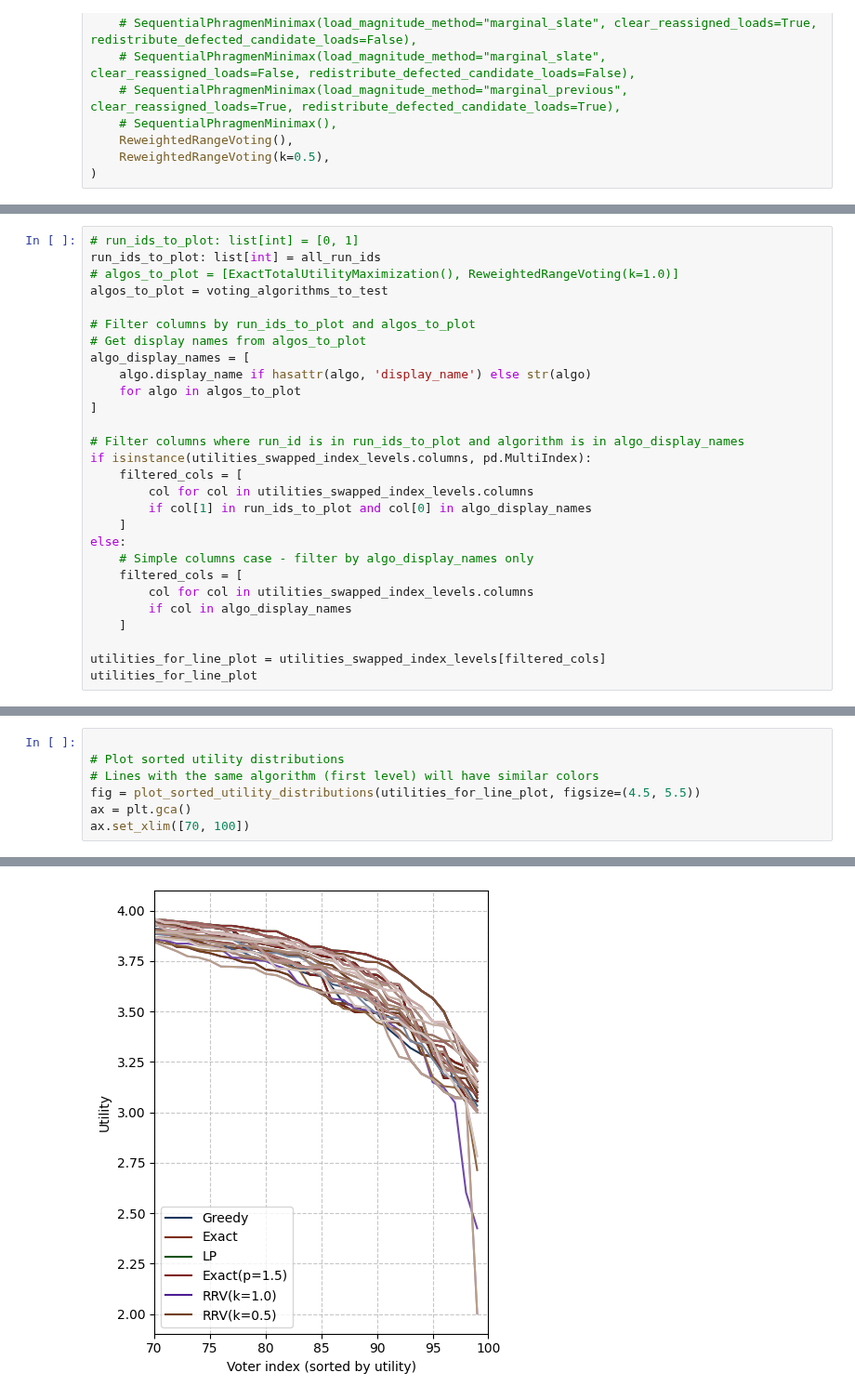
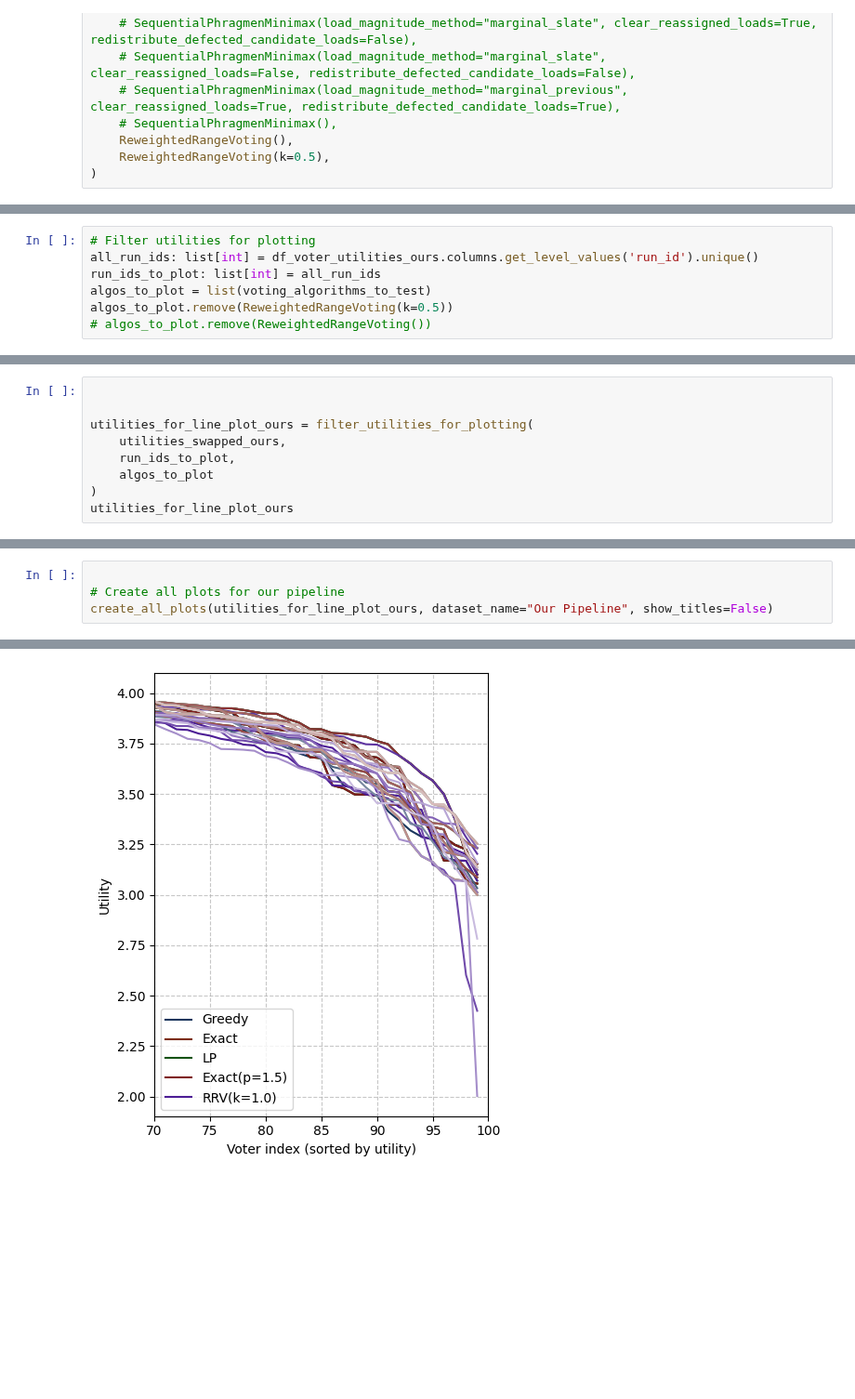
Before and after one commit to aaron-sandoval/generative_social_choice, a Jupyter notebook: generative_social_choice/plots/compare_voting_algs_on_chatbot_data.ipynb, the cells around one changed output, grey strips where cells are left out. Shown at 93% size. Drawn from its saved outputs; the diff is of its cells as text; blank space fills up the shorter version.

Commit message:
Add plots for baseline pipeline, refactor most code into functions

```diff
--- a/generative_social_choice/plots/compare_voting_algs_on_chatbot_data.ipynb
+++ b/generative_social_choice/plots/compare_voting_algs_on_chatbot_data.ipynb
@@ -300,0 +564,7 @@ utilities_swapped_index_levels
+# %%
+# Filter utilities for plotting
+all_run_ids: list[int] = df_voter_utilities_ours.columns.get_level_values('run_id').unique()
+run_ids_to_plot: list[int] = all_run_ids
+algos_to_plot = list(voting_algorithms_to_test)
+algos_to_plot.remove(ReweightedRangeVoting(k=0.5))
+# algos_to_plot.remove(ReweightedRangeVoting())
@@ -301,29 +574,10 @@ utilities_swapped_index_levels
 # %%
-# run_ids_to_plot: list[int] = [0, 1]
-run_ids_to_plot: list[int] = all_run_ids
-# algos_to_plot = [ExactTotalUtilityMaximization(), ReweightedRangeVoting(k=1.0)]
-algos_to_plot = voting_algorithms_to_test
 
-# Filter columns by run_ids_to_plot and algos_to_plot
-# Get display names from algos_to_plot
-algo_display_names = [
-    algo.display_name if hasattr(algo, 'display_name') else str(algo)
-    for algo in algos_to_plot
-]
 
-# Filter columns where run_id is in run_ids_to_plot and algorithm is in algo_display_names
-if isinstance(utilities_swapped_index_levels.columns, pd.MultiIndex):
-    filtered_cols = [
-        col for col in utilities_swapped_index_levels.columns
-        if col[1] in run_ids_to_plot and col[0] in algo_display_names
-    ]
-else:
-    # Simple columns case - filter by algo_display_names only
-    filtered_cols = [
-        col for col in utilities_swapped_index_levels.columns
-        if col in algo_display_names
-    ]
-
-utilities_for_line_plot = utilities_swapped_index_levels[filtered_cols]
-utilities_for_line_plot
+utilities_for_line_plot_ours = filter_utilities_for_plotting(
+    utilities_swapped_ours,
+    run_ids_to_plot,
+    algos_to_plot
+)
+utilities_for_line_plot_ours
 # %% [output]
@@ -344,8 +598,5 @@ utilities_for_line_plot
 # %%
 
-# Plot sorted utility distributions
-# Lines with the same algorithm (first level) will have similar colors
-fig = plot_sorted_utility_distributions(utilities_for_line_plot, figsize=(4.5, 5.5))
-ax = plt.gca()
-ax.set_xlim([70, 100])
+# Create all plots for our pipeline
+create_all_plots(utilities_for_line_plot_ours, dataset_name="Our Pipeline", show_titles=False)
 # %% [output]
@@ -353 +603 @@ ax.set_xlim([70, 100])
-[figure, old version]
+[figure, new version]
```
Also changed, not shown: parts of 22 cells of this notebook, 1 other file.
